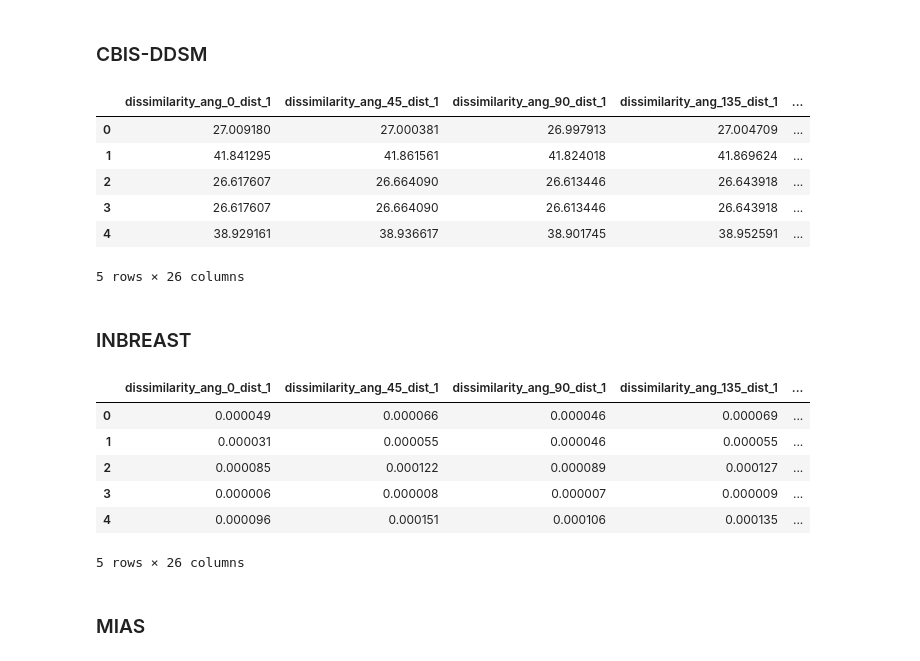
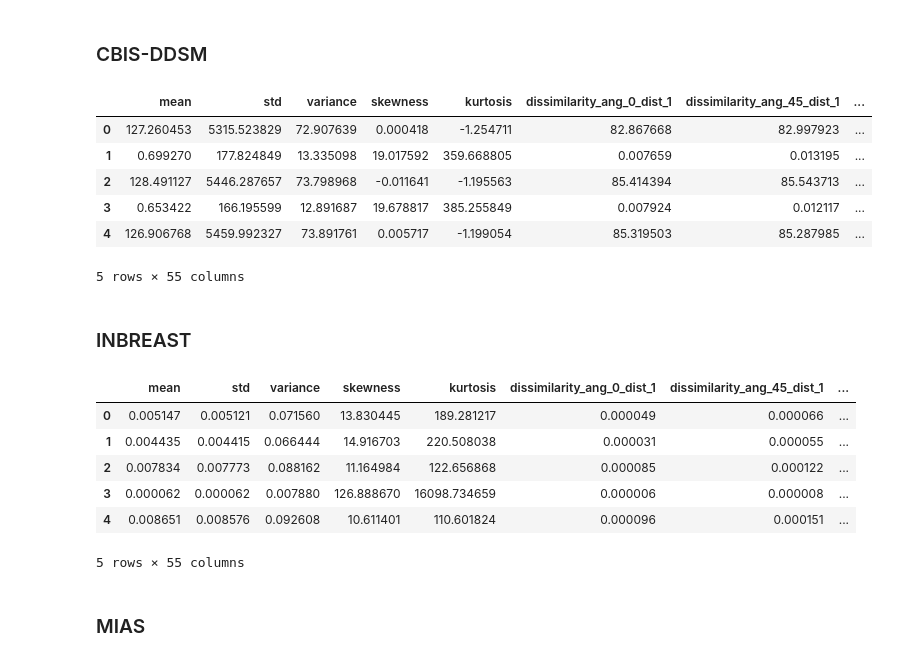
Before and after one commit to matheusssilva991/Radiomica, a Jupyter notebook: src/mamografia/extrair_features_glcm.ipynb, the cells around one changed output. Drawn from its saved outputs; the diff is of its cells as text; code cells hidden in the pictures.

```diff
--- a/src/mamografia/extrair_features_glcm.ipynb
+++ b/src/mamografia/extrair_features_glcm.ipynb
@@ -15,7 +15,8 @@ path_json = "D:\\mathe\\Documents\\PythonNotebooks\\Radiomica\\outputs\\mamograf
 
 angles = [0, np.pi/4, np.pi/2, 3*np.pi/4]
 properties = ['dissimilarity', 'correlation', 'homogeneity', 'contrast', 'ASM', 'energy']
-distances = [1]
+first_order_features_labels = ['mean', 'std', 'variance', 'skewness', 'kurtosis']
+distances = [1, 3]
 # %% [markdown]
 ### CMMD
 # %%
@@ -80,13 +81,14 @@ name_json = "extracted_metadata_CBIS-DDSM"
 
 list_metadata = load_json(name_json, path_json)
 glcm_features = []
+first_order_features = []
 labels = []
 image_paths = []
 
 for metadata in list_metadata:
     metadata_csv = metadata['metadata_csv']
 
-    directory = Path(metadata_csv['original_image_path'])
+    directory = Path(metadata_csv['cropped_image_path'])
     paths_dicom_file = list(directory.rglob("*.dcm*"))
 
     for path_dicom_file in paths_dicom_file:
@@ -94,41 +96,44 @@ for metadata in list_metadata:
         image_paths.append(path_dicom_file)
 
         labels.append(metadata_csv['pathology'].lower())
 
         # Carrega a matriz da imagem original
         image = dicom_file.pixel_array
-        image = cv2.createCLAHE(clipLimit=6.0, tileGridSize=(8,8)).apply(image)
+        #image = cv2.createCLAHE(clipLimit=6.0, tileGridSize=(8,8)).apply(image)
         image = image.astype(np.uint8)
+        first_order_features.append(get_first_order_features(image))
 
         # Redimensiona a imagem original e salva no array
         if image.max() > 256:
             image = cv2.convertScaleAbs(image)
 
         # image = cv2.equalizeHist(image)
         features = get_glcm_features(image, distances, angles, 256, True, True, properties)
         glcm_features.append(features)
 
 columns = []
 angles_labels = get_angles_labels(angles)
 
 for name in properties:
     for distance in distances:
         for ang in angles_labels:
             columns.append(name + "_ang_" + ang + "_dist_" + str(distance))
 
+first_order_df = pd.DataFrame(first_order_features, columns=first_order_features_labels)
 glcm_df_CBIS_DDSM = pd.DataFrame(glcm_features, columns=columns)
+glcm_df_CBIS_DDSM = pd.concat([first_order_df, glcm_df_CBIS_DDSM], axis=1)
 glcm_df_CBIS_DDSM['pathology'] = labels
 glcm_df_CBIS_DDSM['image_path'] = image_paths
 glcm_df_CBIS_DDSM.to_csv("../../outputs/mamografia/matriz_glcm_features/matriz_features_glcm_CBIS-DDSM.csv", index=False)
 glcm_df_CBIS_DDSM.head()
 # %% [output]
-|  | dissimilarity_ang_0_dist_1 | dissimilarity_ang_45_dist_1 | dissimilarity_ang_90_dist_1 | dissimilarity_ang_135_dist_1 | ... |
-| 0 | 27.009180 | 27.000381 | 26.997913 | 27.004709 | ... |
-| 1 | 41.841295 | 41.861561 | 41.824018 | 41.869624 | ... |
-| 2 | 26.617607 | 26.664090 | 26.613446 | 26.643918 | ... |
-| 3 | 26.617607 | 26.664090 | 26.613446 | 26.643918 | ... |
-| 4 | 38.929161 | 38.936617 | 38.901745 | 38.952591 | ... |
+|  | mean | std | variance | skewness | kurtosis | dissimilarity_ang_0_dist_1 | dissimilarity_ang_45_dist_1 | ... |
+| 0 | 127.260453 | 5315.523829 | 72.907639 | 0.000418 | -1.254711 | 82.867668 | 82.997923 | ... |
+| 1 | 0.699270 | 177.824849 | 13.335098 | 19.017592 | 359.668805 | 0.007659 | 0.013195 | ... |
+| 2 | 128.491127 | 5446.287657 | 73.798968 | -0.011641 | -1.195563 | 85.414394 | 85.543713 | ... |
+| 3 | 0.653422 | 166.195599 | 12.891687 | 19.678817 | 385.255849 | 0.007924 | 0.012117 | ... |
+| 4 | 126.906768 | 5459.992327 | 73.891761 | 0.005717 | -1.199054 | 85.319503 | 85.287985 | ... |
-5 rows × 26 columns
+5 rows × 55 columns
 # %% [markdown]
 ### INBREAST
 # %%
@@ -136,6 +141,8 @@ name_json = "extracted_metadata_INBREAST"
 
 list_metadata = load_json(name_json, path_json)
 glcm_features = []
+first_order_features = []
+first_order_features_labels = ['mean', 'std', 'variance', 'skewness', 'kurtosis']
 labels = []
 image_paths = []
 
@@ -151,7 +158,7 @@ for metadata in list_metadata:
         label = int(label)
 
         if label == 0:
-            label = 'incloclusive'
+            label = 'inconclusive'
         elif label == 1:
             label = 'normal'
         elif label < 4:
@@ -160,7 +167,7 @@ for metadata in list_metadata:
             label = 'malignant'
 
         # Carrega a matriz da imagem original
-        # image = dicom_file.pixel_array
+        #image = dicom_file.pixel_array
 
         if label not in ['benign', 'malignant']:
             continue
@@ -168,15 +175,15 @@ for metadata in list_metadata:
         image = load_inbreast_mask(path_dicom_file)
         image_paths.append(path_dicom_file)
         labels.append(label)
+        image = image.astype(np.uint8)
+        # image = cv2.createCLAHE(clipLimit=6.0, tileGridSize=(8,8)).apply(image)
+
+        first_order_features.append(get_first_order_features(image))
 
         # Redimensiona a imagem original e salva no array
         if image.max() > 256:
             image = cv2.convertScaleAbs(image)
 
-        image = image.astype(np.uint8)
-        #image = cv2.createCLAHE(clipLimit=6.0, tileGridSize=(8,8)).apply(image)
-
-        #image = cv2.equalizeHist(image)
         features = get_glcm_features(image, distances, angles, 256, True, True, properties)
         glcm_features.append(features)
 
@@ -188,19 +195,21 @@ for name in properties:
         for ang in angles_labels:
             columns.append(name + "_ang_" + ang + "_dist_" + str(distance))
 
+first_order_df = pd.DataFrame(first_order_features, columns=first_order_features_labels)
 glcm_df_INBREAST = pd.DataFrame(glcm_features, columns=columns)
+glcm_df_INBREAST = pd.concat([first_order_df, glcm_df_INBREAST], axis=1)
 glcm_df_INBREAST['pathology'] = labels
 glcm_df_INBREAST['image_path'] = image_paths
 glcm_df_INBREAST.to_csv("../../outputs/mamografia/matriz_glcm_features/matriz_features_glcm_INBREAST.csv", index=False)
 glcm_df_INBREAST.head()
 # %% [output]
-|  | dissimilarity_ang_0_dist_1 | dissimilarity_ang_45_dist_1 | dissimilarity_ang_90_dist_1 | dissimilarity_ang_135_dist_1 | ... |
-| 0 | 0.000049 | 0.000066 | 0.000046 | 0.000069 | ... |
-| 1 | 0.000031 | 0.000055 | 0.000046 | 0.000055 | ... |
-| 2 | 0.000085 | 0.000122 | 0.000089 | 0.000127 | ... |
-| 3 | 0.000006 | 0.000008 | 0.000007 | 0.000009 | ... |
-| 4 | 0.000096 | 0.000151 | 0.000106 | 0.000135 | ... |
+|  | mean | std | variance | skewness | kurtosis | dissimilarity_ang_0_dist_1 | dissimilarity_ang_45_dist_1 | ... |
+| 0 | 0.005147 | 0.005121 | 0.071560 | 13.830445 | 189.281217 | 0.000049 | 0.000066 | ... |
+| 1 | 0.004435 | 0.004415 | 0.066444 | 14.916703 | 220.508038 | 0.000031 | 0.000055 | ... |
+| 2 | 0.007834 | 0.007773 | 0.088162 | 11.164984 | 122.656868 | 0.000085 | 0.000122 | ... |
+| 3 | 0.000062 | 0.000062 | 0.007880 | 126.888670 | 16098.734659 | 0.000006 | 0.000008 | ... |
+| 4 | 0.008651 | 0.008576 | 0.092608 | 10.611401 | 110.601824 | 0.000096 | 0.000151 | ... |
-5 rows × 26 columns
+5 rows × 55 columns
 # %% [markdown]
 ### MIAS
 # %%
```
Also changed, not shown: parts of 1 cell of this notebook, 4 other files.
